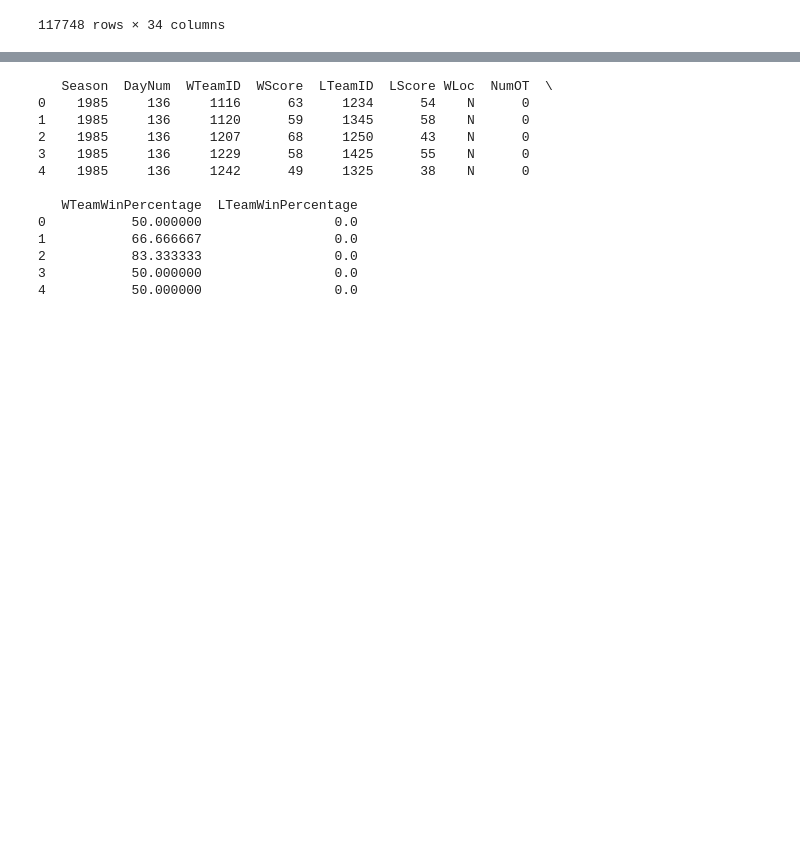
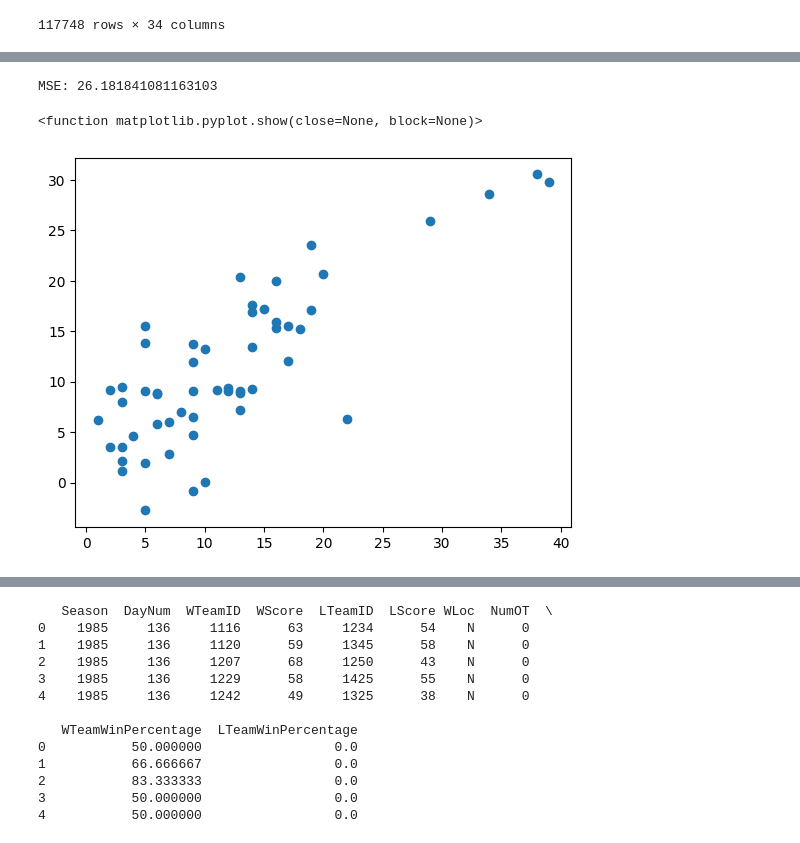
Before and after one commit to adhrit1/March-Madness, a Jupyter notebook: main.ipynb, the cells around one changed output, grey strips where cells are left out. Saved outputs shown, nothing was run; the diff lists cells and outputs as text; code cells hidden in the pictures; blank space fills up the shorter version.

Commit message:
Regular to Post

```diff
--- a/main.ipynb
+++ b/main.ipynb
@@ -77,0 +72,9 @@ SyntaxError: f-string: unmatched '[' (3797489498.py, line 3)
+# %%
+since_2020 = results_regular_df[results_regular_df['Season'] >= 2020]
+since_2020_tourney = results_tournament_df[results_tournament_df['Season'] >= 2020]
+since_2020['MOV'] = since_2020['WScore'] - since_2020['LScore']
+since_2020_tourney['MOV'] = since_2020_tourney['WScore'] - since_2020_tourney['LScore']
+for col in results_regular_df.iloc[:,8:34].columns:
+    if abs(since_2020['MOV'].corr(since_2020[col])) >= 0.3 or abs(since_2020_tourney['MOV'].corr(since_2020_tourney[col])) >= 0.3:
+        print(f"RS {col}: {since_2020['MOV'].corr(since_2020[col])}")
+        print(f"PL {col}: {since_2020_tourney['MOV'].corr(since_2020_tourney[col])}")
@@ -77,0 +102,21 @@ SyntaxError: f-string: unmatched '[' (3797489498.py, line 3)
+# %%
+from sklearn.model_selection import train_test_split
+from sklearn.linear_model import LinearRegression
+from sklearn.metrics import mean_squared_error, r2_score
+
+X = since_2020_tourney[['WFGM', 'WFGM3', 'WAst', 'LFGM', 'LDR']]
+y = since_2020_tourney['MOV']
+
+X_train, X_test, y_train, y_test = train_test_split(X, y, test_size=0.2)
+
+model = LinearRegression()
+model.fit(X_train,y_train)
+y_hat = model.predict(X_test)
+print('MSE:', mean_squared_error(y_test,y_hat))
+
+plt.scatter(y_test,y_hat)
+plt.show
+# %% [output]
+MSE: 26.181841081163103
+<function matplotlib.pyplot.show(close=None, block=None)>
+[figure, added]
```
Also changed, not shown: parts of 7 cells of this notebook.
